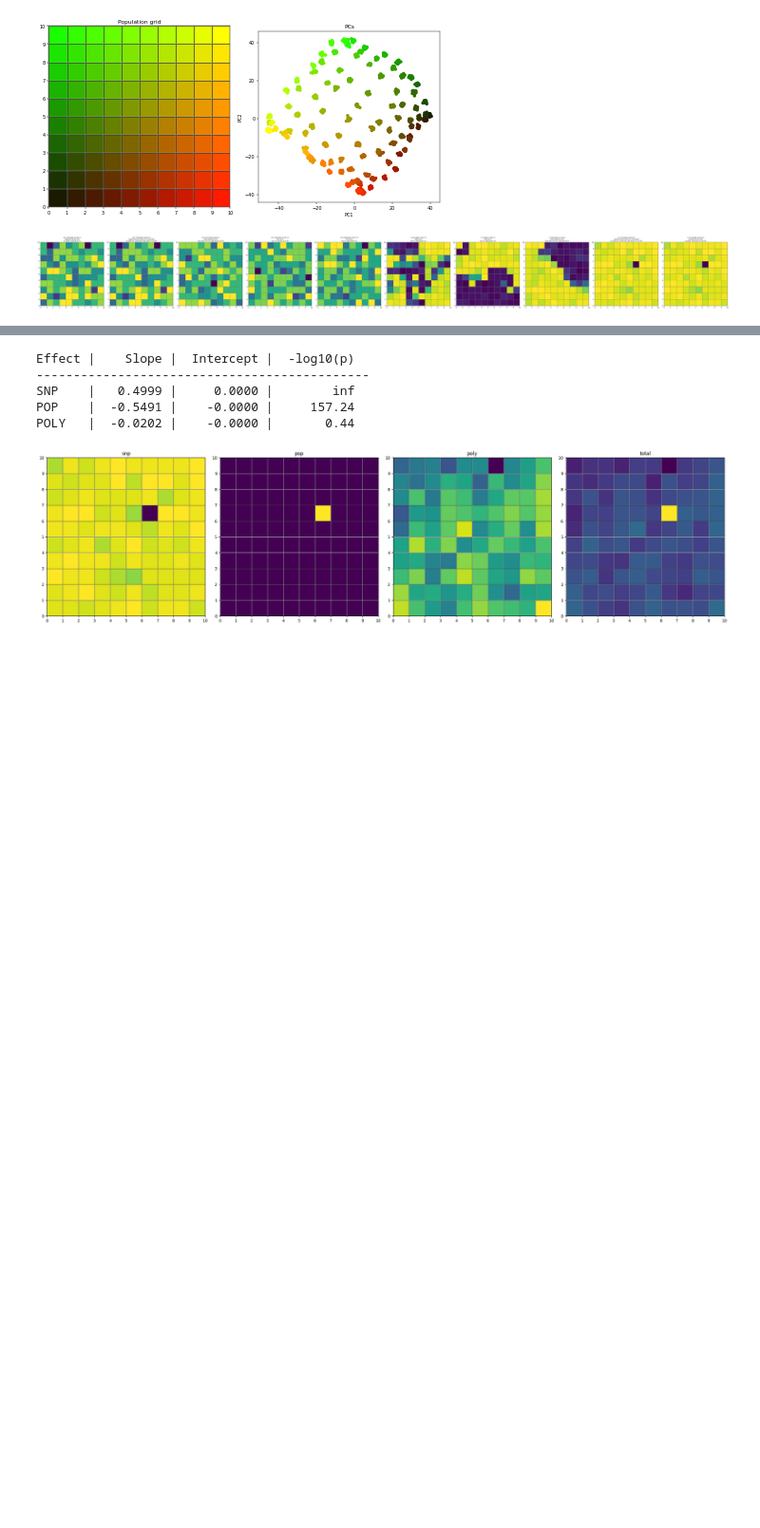
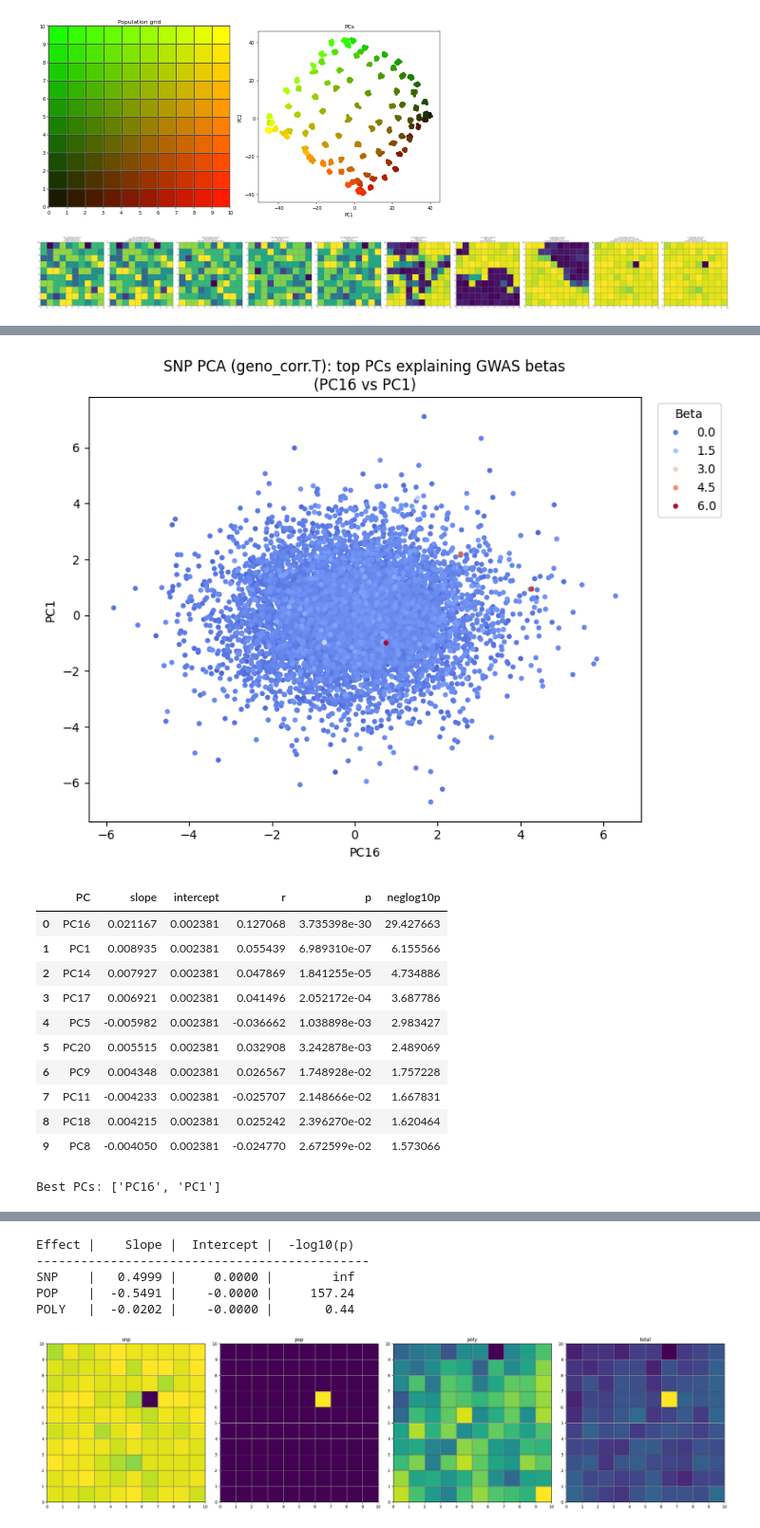
Before and after one commit to mat2m10/chasm, a Jupyter notebook: notebooks/coalescence_simulation_notebooks/proof_of_concept.ipynb, the cells around one changed output, grey strips where cells are left out. Shown at 95% size. Saved outputs shown, nothing was run; the diff lists cells and outputs as text; code cells hidden in the pictures; blank space fills up the shorter version.

```diff
--- a/notebooks/coalescence_simulation_notebooks/proof_of_concept.ipynb
+++ b/notebooks/coalescence_simulation_notebooks/proof_of_concept.ipynb
@@ -125,0 +123,26 @@ KeyError: 'neg_log_p'
+# %%
+geno_corr = geno-(((ps-(1-ps))+1)/2)
+# %%
+out = gwas_pca_beta_pcscan_plot(
+    X=geno_corr,            # or geno
+    y=effects["pheno"],
+    n_pcs=20,
+    plot_top_k=2,
+    title="SNP PCA (geno_corr.T): top PCs explaining GWAS betas",
+)
+display(out["pc_assoc"].head(10))
+print("Best PCs:", out["best_pcs"])
+# %% [output]
+[figure, added]
+|  | PC | slope | intercept | r | p | neglog10p |
+| 0 | PC16 | 0.021167 | 0.002381 | 0.127068 | 3.735398e-30 | 29.427663 |
+| 1 | PC1 | 0.008935 | 0.002381 | 0.055439 | 6.989310e-07 | 6.155566 |
+| 2 | PC14 | 0.007927 | 0.002381 | 0.047869 | 1.841255e-05 | 4.734886 |
+| 3 | PC17 | 0.006921 | 0.002381 | 0.041496 | 2.052172e-04 | 3.687786 |
+| 4 | PC5 | -0.005982 | 0.002381 | -0.036662 | 1.038898e-03 | 2.983427 |
+| 5 | PC20 | 0.005515 | 0.002381 | 0.032908 | 3.242878e-03 | 2.489069 |
+| 6 | PC9 | 0.004348 | 0.002381 | 0.026567 | 1.748928e-02 | 1.757228 |
+| 7 | PC11 | -0.004233 | 0.002381 | -0.025707 | 2.148666e-02 | 1.667831 |
+| 8 | PC18 | 0.004215 | 0.002381 | 0.025242 | 2.396270e-02 | 1.620464 |
+| 9 | PC8 | -0.004050 | 0.002381 | -0.024770 | 2.672599e-02 | 1.573066 |
+Best PCs: ['PC16', 'PC1']
```
Also changed, not shown: parts of 34 cells of this notebook, 7 other files.
